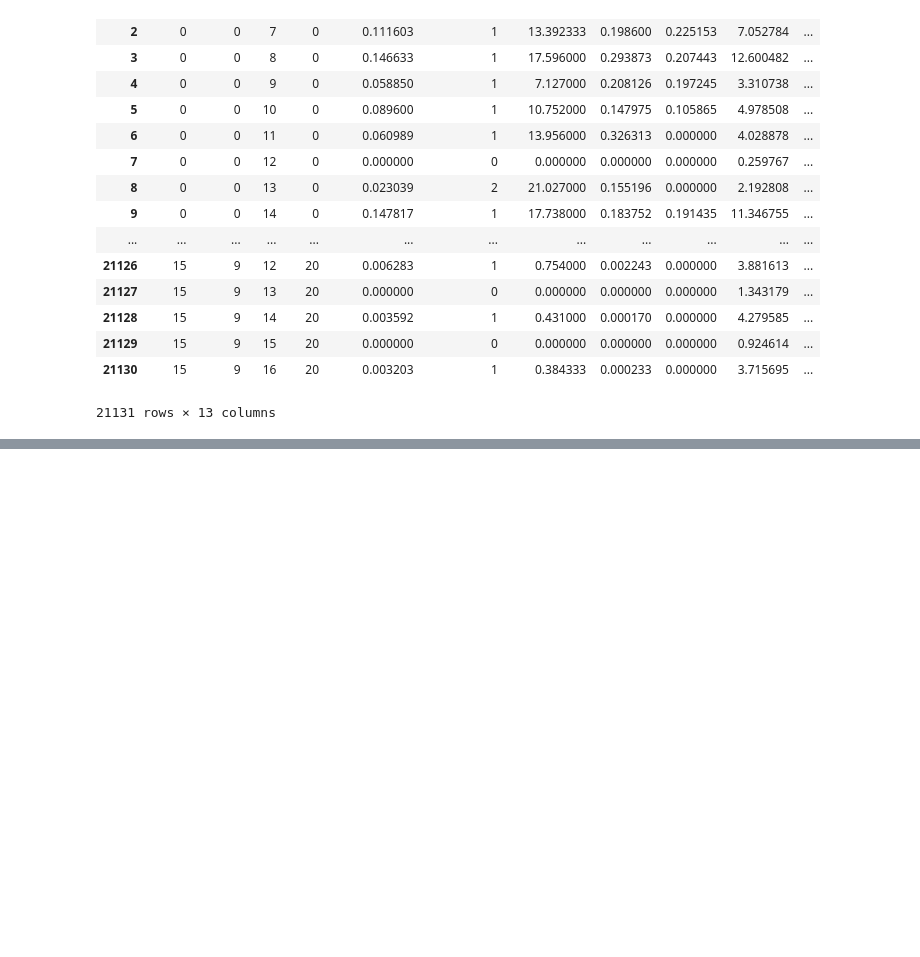
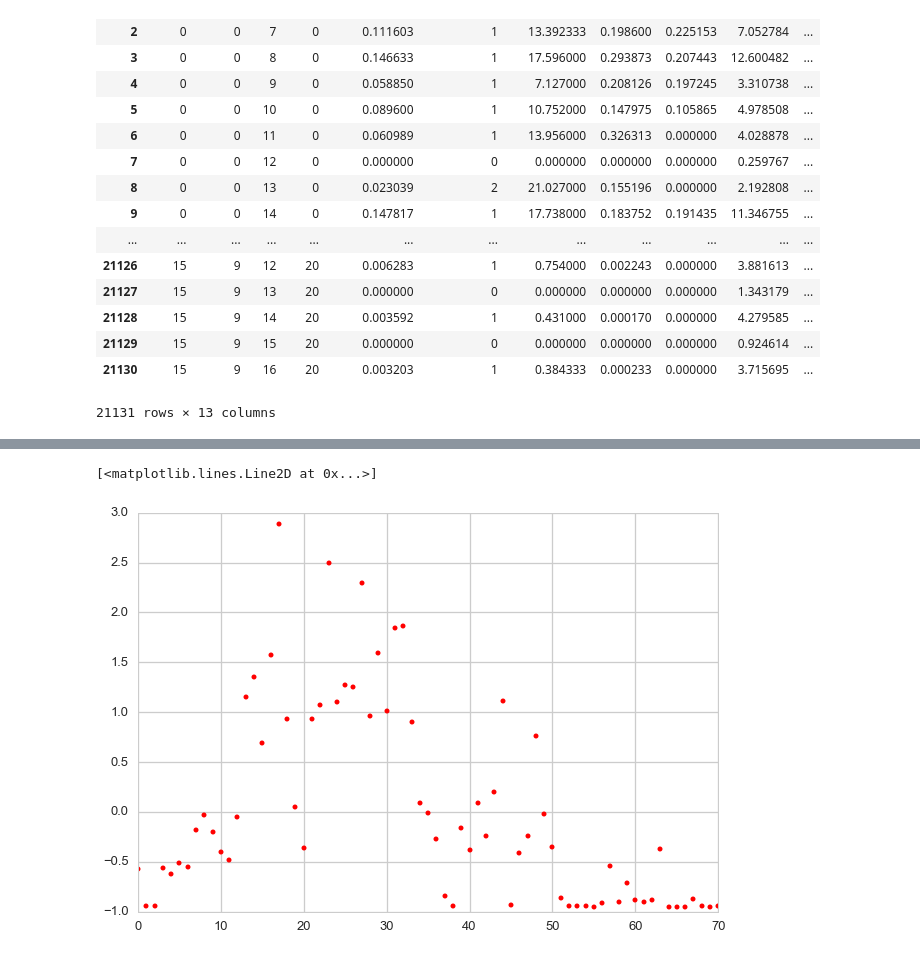
Before and after one commit to richiefeng/mousestyles, a Jupyter notebook: mousestyles/ultradian/seasonal_decomposition.ipynb, the cells around one changed output, grey strips where cells are left out. Cells and saved outputs as stored; diff of their text form; code cells hidden in the pictures; blank space fills up the shorter version.

```diff
--- a/mousestyles/ultradian/seasonal_decomposition.ipynb
+++ b/mousestyles/ultradian/seasonal_decomposition.ipynb
@@ -66,0 +128,8 @@ plt.plot(res.seasonal[0:71])
+# %%
+x= range(71)
+y = res.seasonal[0:71]
+# %%
+plt.plot(x, y, 'ro', ms=5)
+# %% [output]
+[<matplotlib.lines.Line2D at 0x...>]
+[figure, added]
```
Also changed, not shown: parts of 13 cells of this notebook.
